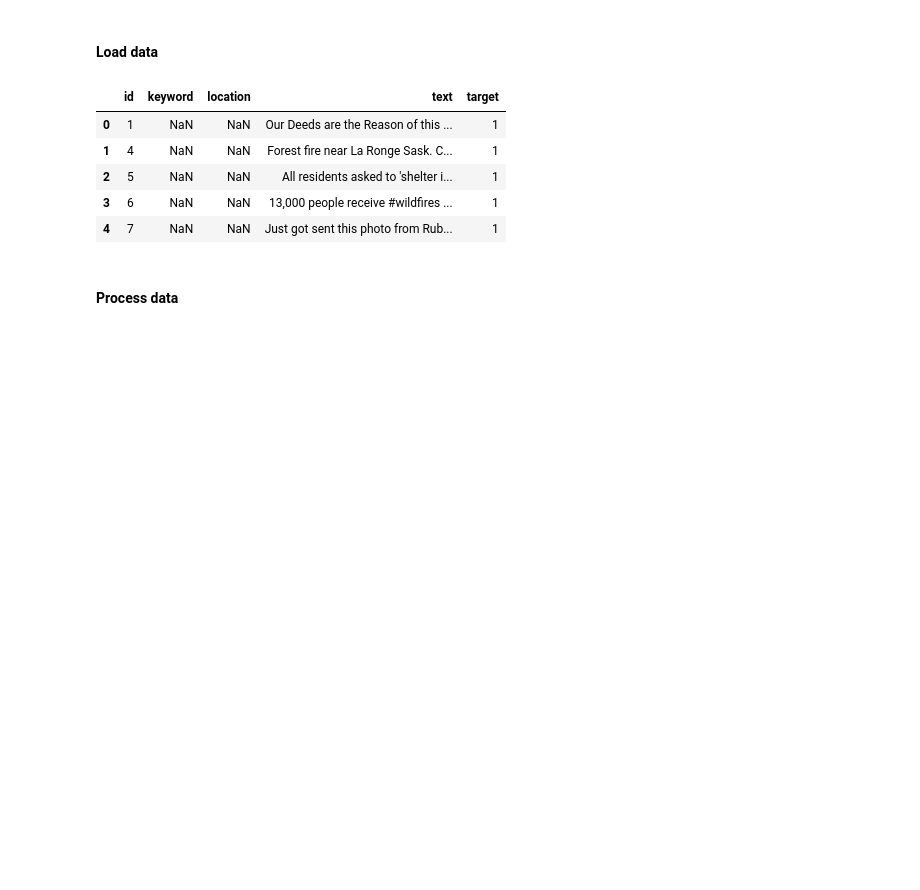
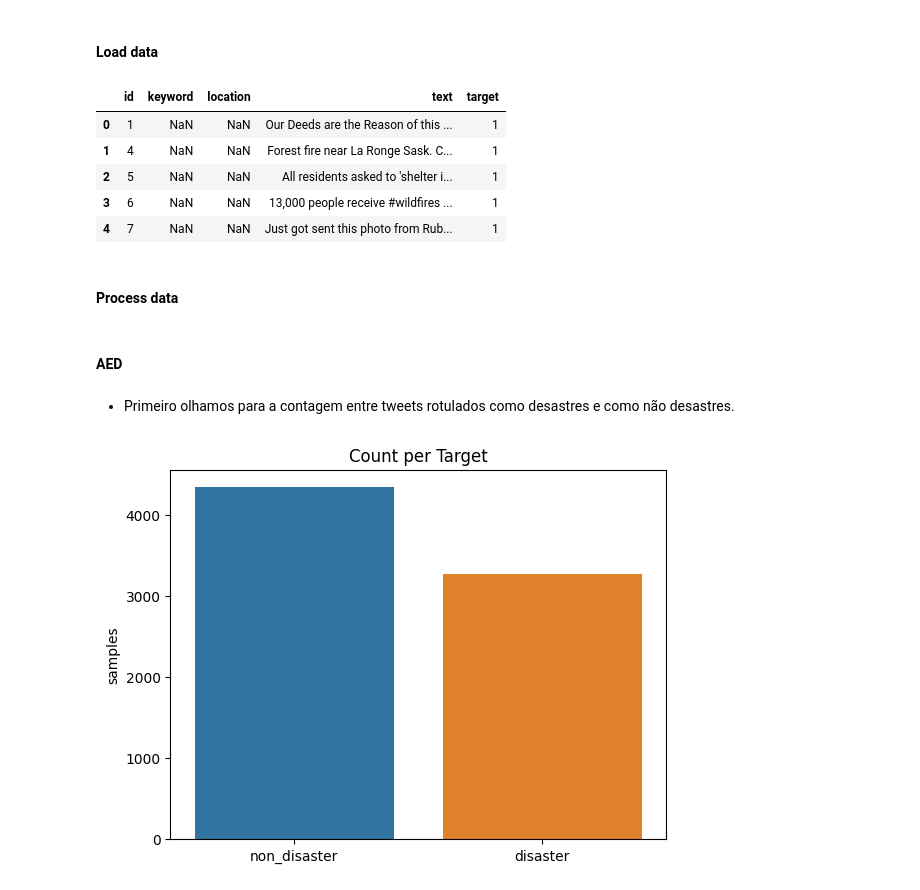
Before and after one commit to NophaieViscente/Sentiment_Analysis, a Jupyter notebook: code/AED.ipynb, the cells around one changed output. Cells and saved outputs as stored; diff of their text form; code cells hidden in the pictures; blank space fills up the shorter version.

```diff
--- a/code/AED.ipynb
+++ b/code/AED.ipynb
@@ -38,6 +40,19 @@ df_tmp['cleaned_text'] = processor.clean_non_ascii_chars(df_tmp['cleaned_text'])
 df_tmp['cleaned_text'] = processor.remove_emojis(df_tmp['cleaned_text'])
 df_tmp['cleaned_text'] = processor.remove_punctuation(df_tmp['cleaned_text'])
 df_tmp['cleaned_text'] = processor.remove_stopwords(df_tmp['cleaned_text'])
+# %% [markdown]
+#### AED
+# %% [markdown]
+* Primeiro olhamos para a contagem entre tweets rotulados como desastres e como não desastres.
+# %%
+plotter.plotting_target_balance(
+    data=df_tmp,
+    column_target='target',
+    dict_map_classes={
+        0:'non_disaster',
+        1:'disaster'})
+# %% [output]
+[figure, added]
 # %%
 plotter.plotting_num_char_per_text(df_tmp, 'cleaned_text')
 # %% [output]
```
Also changed, not shown: parts of 4 cells of this notebook, 2 other files.
